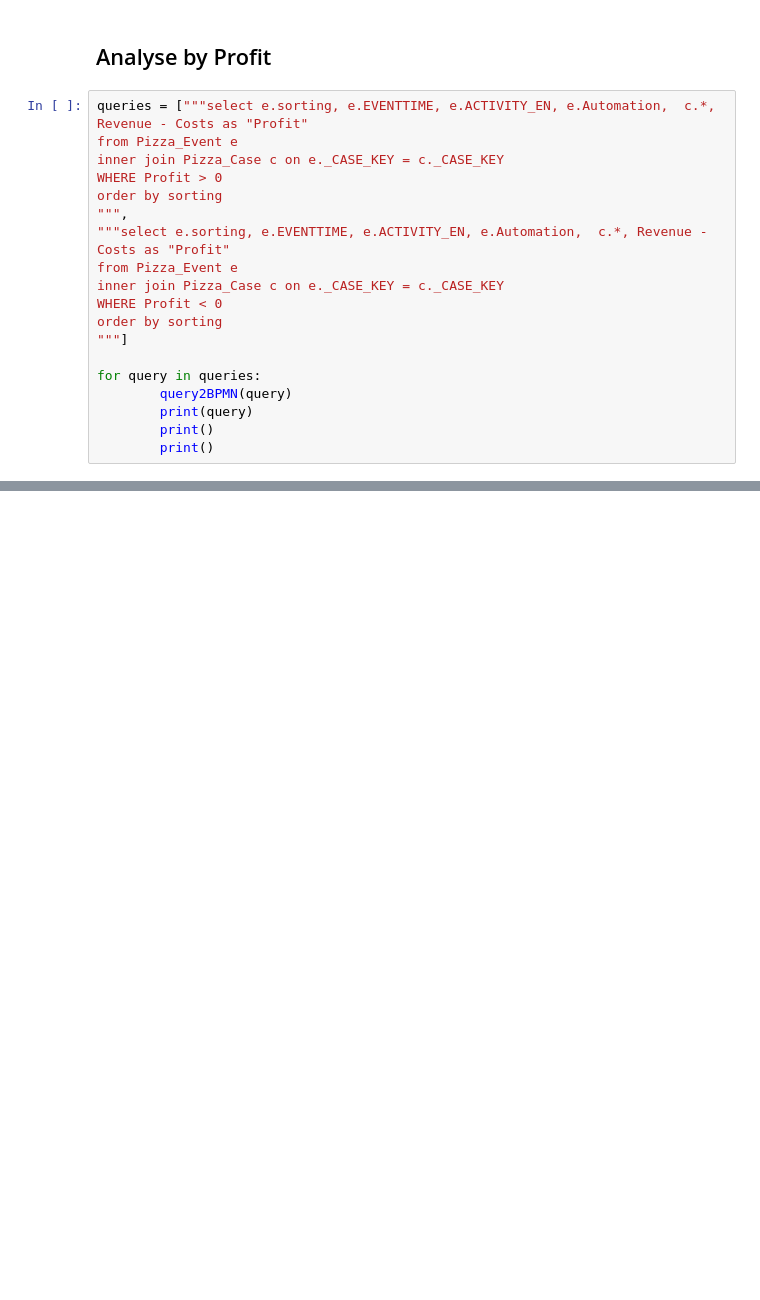
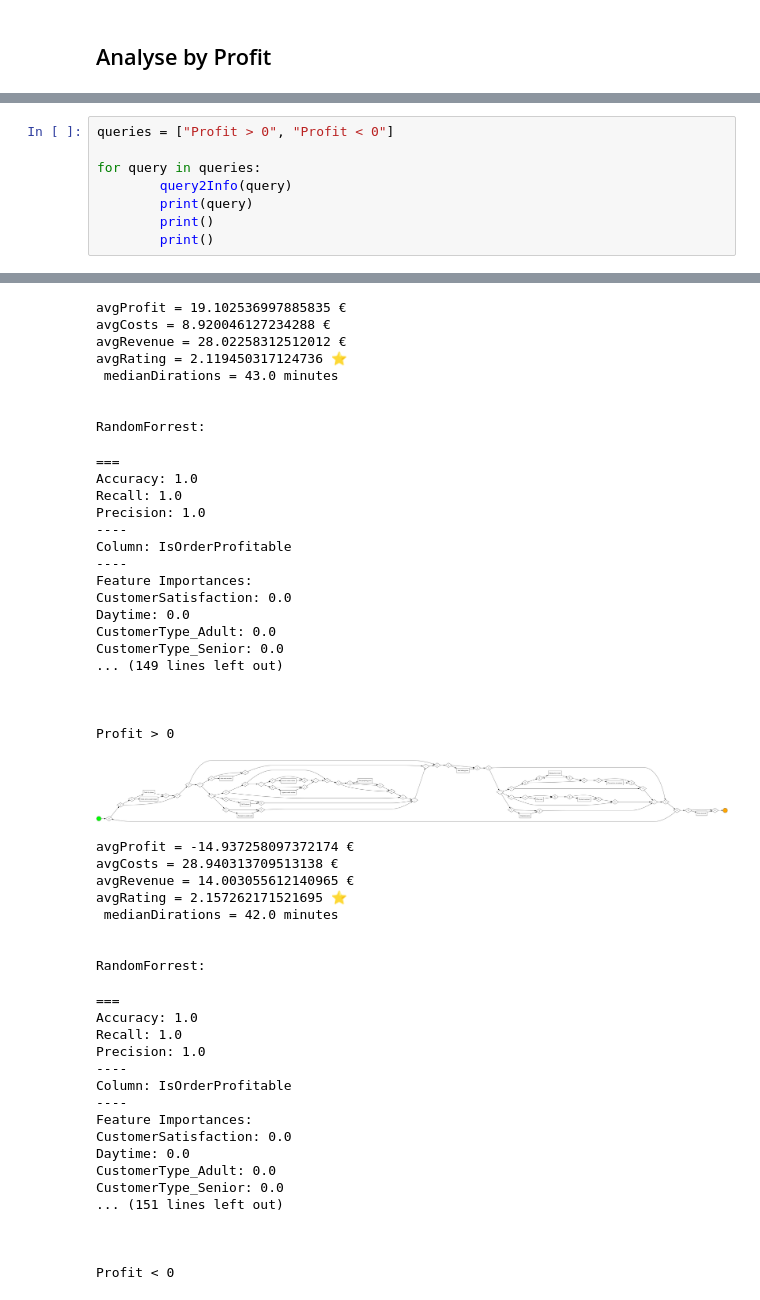
Before and after one commit to philippmayrth/IISProcessInt, a Jupyter notebook: BPMN.ipynb, the cells around one changed output, grey strips where cells are left out. Drawn from its saved outputs; the diff is of its cells as text; blank space fills up the shorter version.

```diff
--- a/BPMN.ipynb
+++ b/BPMN.ipynb
@@ -314,21 +338,2 @@ select e.sorting, e.EVENTTIME, e.ACTIVITY_EN, e.Automation,  c.*, Revenue - Cost
 # %% [markdown]
 ## Analyse by Profit
-# %%
-queries = ["""select e.sorting, e.EVENTTIME, e.ACTIVITY_EN, e.Automation,  c.*, Revenue - Costs as "Profit"
-from Pizza_Event e
-inner join Pizza_Case c on e._CASE_KEY = c._CASE_KEY
-WHERE Profit > 0
-order by sorting
-""",
-"""select e.sorting, e.EVENTTIME, e.ACTIVITY_EN, e.Automation,  c.*, Revenue - Costs as "Profit"
-from Pizza_Event e
-inner join Pizza_Case c on e._CASE_KEY = c._CASE_KEY
-WHERE Profit < 0
-order by sorting
-"""]
-
-for query in queries:
-        query2BPMN(query)
-        print(query)
-        print()
-        print()
@@ -384,0 +340,9 @@ IsCustomerSatisfied: 0.14747506910145264
+# %%
+queries = ["Profit > 0", "Profit < 0"]
+
+for query in queries:
+        query2Info(query)
+        print(query)
+        print()
+        print()
+# %% [output]
@@ -384,0 +350,51 @@ IsCustomerSatisfied: 0.14747506910145264
+avgProfit = 19.102536997885835 €
+avgCosts = 8.920046127234288 €
+avgRevenue = 28.02258312512012 €
+avgRating = 2.119450317124736 ⭐️
+ medianDirations = 43.0 minutes
+
+
+RandomForrest:
+===
+Accuracy: 1.0
+Recall: 1.0
+Precision: 1.0
+----
+Column: IsOrderProfitable
+----
+Feature Importances:
+CustomerSatisfaction: 0.0
+Daytime: 0.0
+CustomerType_Adult: 0.0
+CustomerType_Senior: 0.0
+... (149 lines left out)
+
+
+
+Profit > 0
+[figure, added]
+avgProfit = -14.937258097372174 €
+avgCosts = 28.940313709513138 €
+avgRevenue = 14.003055612140965 €
+avgRating = 2.157262171521695 ⭐️
+ medianDirations = 42.0 minutes
+
+
+RandomForrest:
+===
+Accuracy: 1.0
+Recall: 1.0
+Precision: 1.0
+----
+Column: IsOrderProfitable
+----
+Feature Importances:
+CustomerSatisfaction: 0.0
+Daytime: 0.0
+CustomerType_Adult: 0.0
+CustomerType_Senior: 0.0
+... (151 lines left out)
+
+
+
+Profit < 0
```
Also changed, not shown: parts of 24 cells of this notebook, 2 other files.
